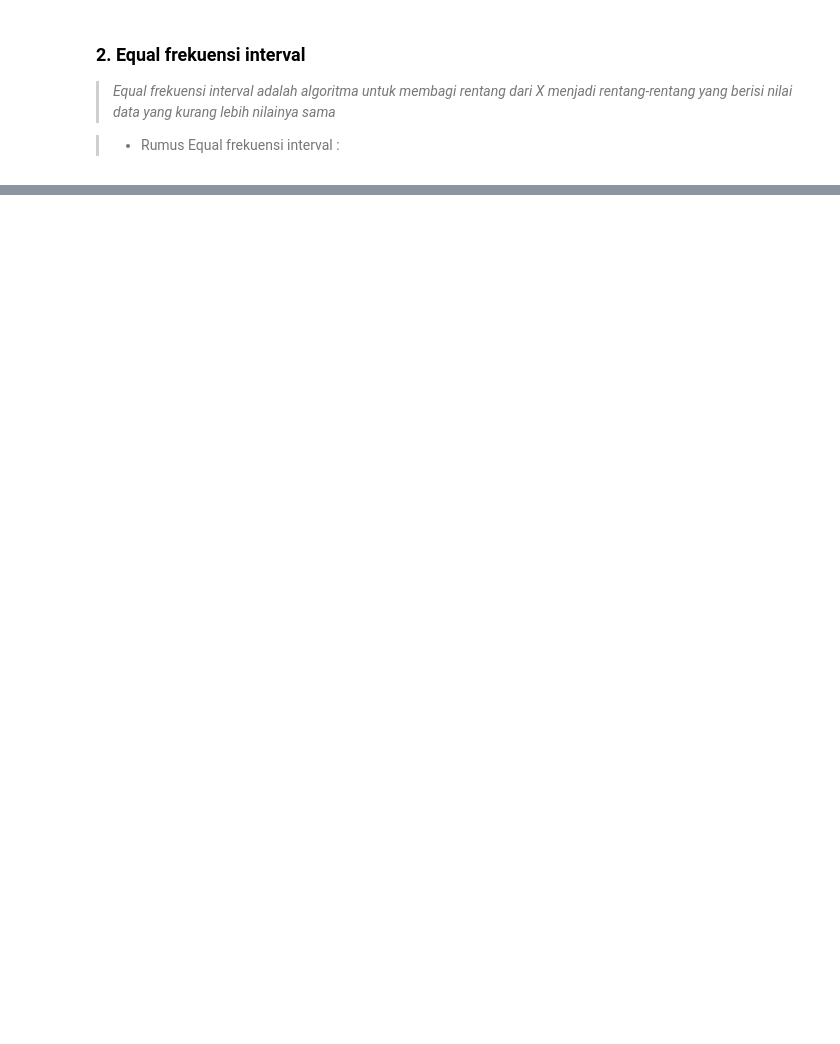
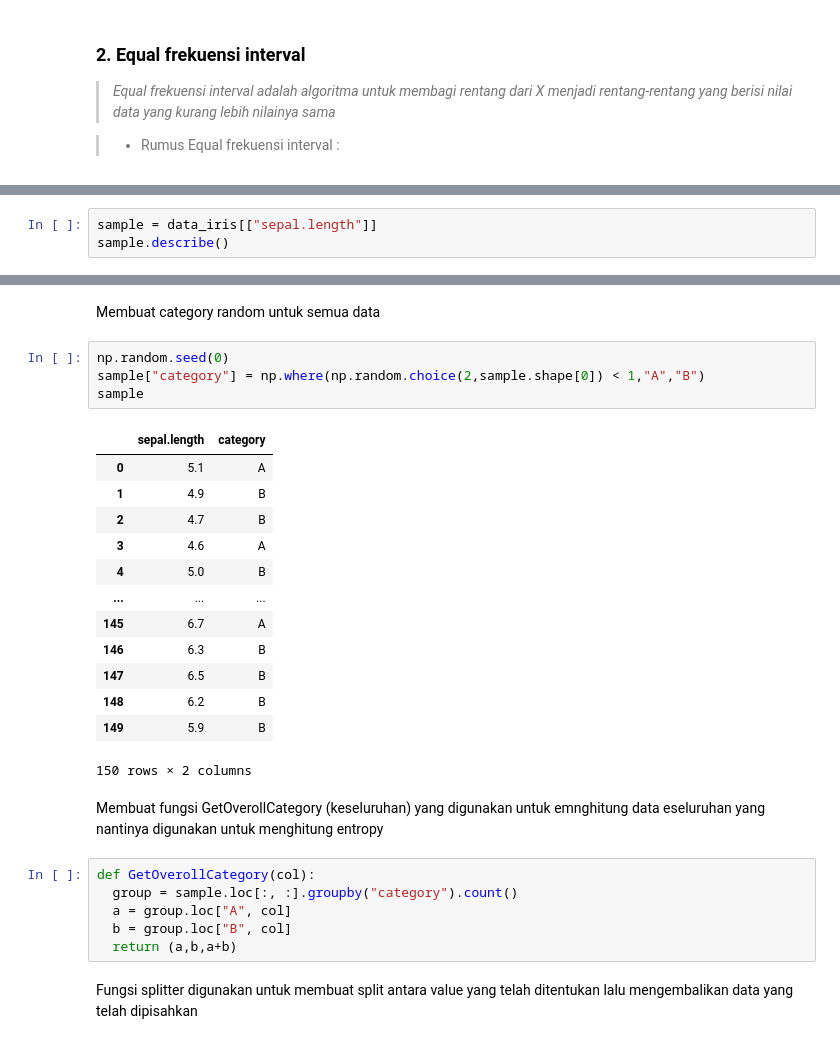
Before and after one commit to AriAndiM/datamining2, a Jupyter notebook: _sources/tugas.ipynb, the cells around one changed output, grey strips where cells are left out. Cells and saved outputs as stored; diff of their text form; blank space fills up the shorter version.

```diff
--- a/_sources/tugas.ipynb
+++ b/_sources/tugas.ipynb
@@ -284,0 +499,3 @@ $$Entropy (D_{1}) = -\sum_{i=1}^{m} Pi \log_{2} Pi$$
+# %%
+sample = data_iris[["sepal.length"]]
+sample.describe()
@@ -284,0 +512,30 @@ $$Entropy (D_{1}) = -\sum_{i=1}^{m} Pi \log_{2} Pi$$
+# %% [markdown]
+Membuat category random untuk semua data
+# %%
+np.random.seed(0)
+sample["category"] = np.where(np.random.choice(2,sample.shape[0]) < 1,"A","B")
+sample
+# %% [output]
+|  | sepal.length | category |
+| 0 | 5.1 | A |
+| 1 | 4.9 | B |
+| 2 | 4.7 | B |
+| 3 | 4.6 | A |
+| 4 | 5.0 | B |
+| ... | ... | ... |
+| 145 | 6.7 | A |
+| 146 | 6.3 | B |
+| 147 | 6.5 | B |
+| 148 | 6.2 | B |
+| 149 | 5.9 | B |
+150 rows × 2 columns
+# %% [markdown]
+Membuat fungsi GetOverollCategory (keseluruhan) yang digunakan untuk emnghitung data eseluruhan yang nantinya digunakan untuk menghitung entropy
+# %%
+def GetOverollCategory(col):
+  group = sample.loc[:, :].groupby("category").count()
+  a = group.loc["A", col]
+  b = group.loc["B", col]
+  return (a,b,a+b)
+# %% [markdown]
+Fungsi splitter digunakan untuk membuat split antara value yang telah ditentukan lalu mengembalikan data yang telah dipisahkan
```
Also changed, not shown: parts of 34 cells of this notebook, 2 other files.
